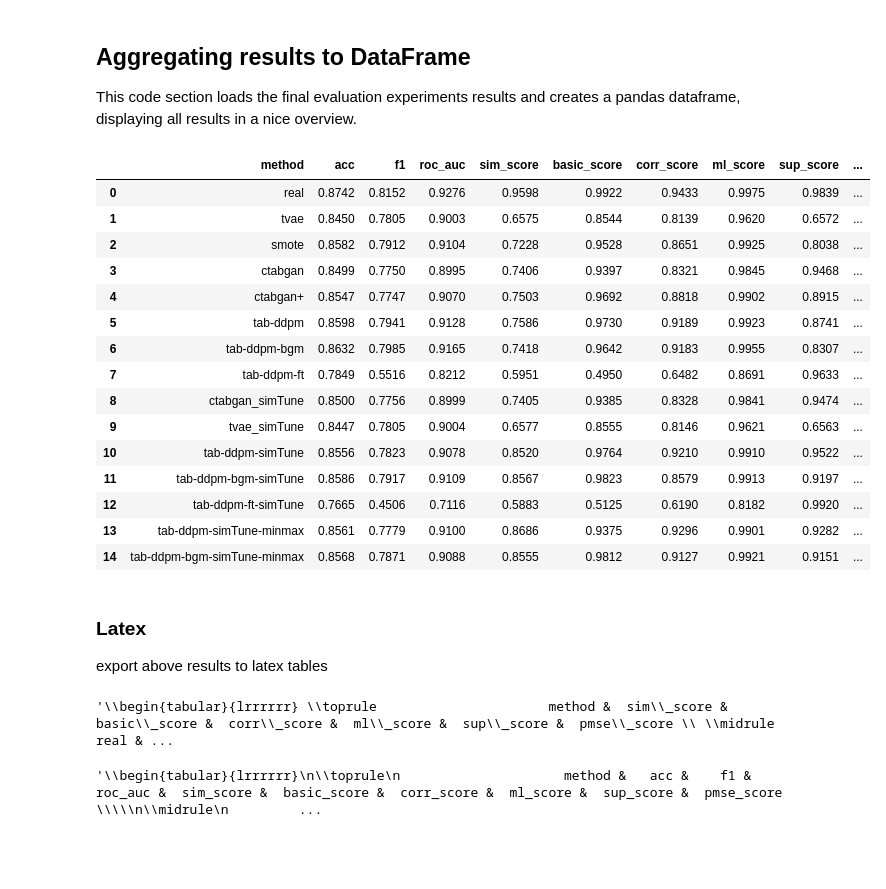
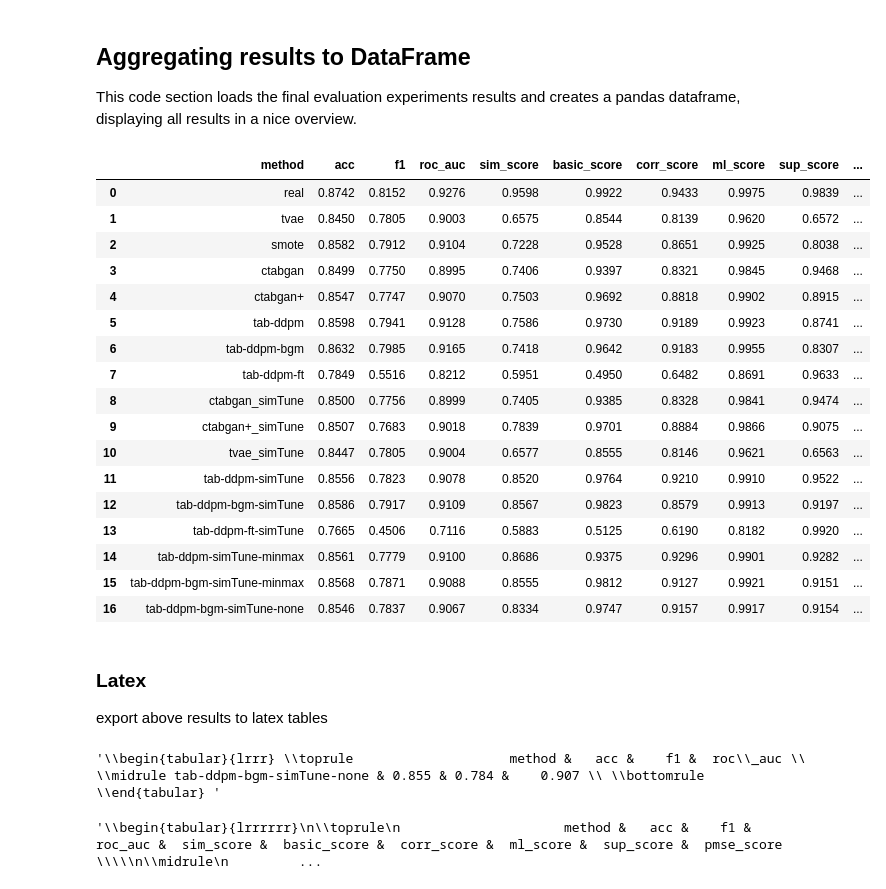
Before and after one commit to SvenGroen/Diffusion-based-Tabular-Data-Synthesis, a Jupyter notebook: Analytics.ipynb, the cells around one changed output. Drawn from its saved outputs; the diff is of its cells as text; code cells hidden in the pictures; blank space fills up the shorter version.

```diff
--- a/Analytics.ipynb
+++ b/Analytics.ipynb
@@ -12,24 +12,26 @@ import pandas as pd
 import json
 from pathlib import Path
 
-base_path = json.load(open("secrets.json", "r"))["Experiment_Folder"]
+base_path = os.path.join(json.load(open("secrets.json", "r"))["Experiment_Folder"],"adult")
 
 method2exp = {
-    "real": "adult/20_12_2022-REAL-BASELINE/outputs/exp/adult/ddpm_real/final_eval/",
-    "tvae": "adult/03_01_2023-identity-TVAE/outputs/exp/adult/tvae/final_eval/",
-    "smote": "adult/02_01_2023-identity-SMOTE/outputs/exp/adult/smote/final_eval/",
-    "ctabgan": "adult/02_01_2023-identity-CTABGAN/outputs/exp/adult/ctabgan/final_eval/",
-    "ctabgan+": "adult/05_01_2023-identity-CTABGAN-Plus/outputs/exp/adult/ctabgan-plus/final_eval/",
-    "tab-ddpm": "adult/21_12_2022-identity-50optuna-ts26048-catboost-tune-CatboostAndSimilarityEval-syntheticEval/outputs/exp/adult/ddpm_identity_best/final_eval/",
-    "tab-ddpm-bgm": "adult/20_12_2022-bgm-50optuna-ts26048-catboost-tune-CatboostAndSimilarityEval-syntheticEval/outputs/exp/adult/ddpm_bgm_best/final_eval/",
-    "tab-ddpm-ft" : "adult/08_02_2023-ft-50optuna-ts26048-catboost-tune-CatboostAndSimilarityEval-syntheticEval/outputs/exp/adult/ddpm_ft_best/final_eval/",
-    "ctabgan_simTune": "adult/08_03_2023-identity-CTABGAN-simtune/outputs/exp/adult/ctabgan/final_eval",
-    "tvae_simTune": "adult/13_02_2023-TVAE_sim_tune-identity-50optuna-ts26048-catboost-tune-CatboostAndSimilarityEval-syntheticEval/outputs/exp/adult/tvae/final_eval",
-    "tab-ddpm-simTune": "adult/12_02_2023-identity_sim_tune-50optuna-ts26048-catboost-tune-CatboostAndSimilarityEval-syntheticEval/outputs/exp/adult/ddpm_identity_sim_tune_best/final_eval/",
-    "tab-ddpm-bgm-simTune" : "adult/12_02_2023-bgm_sim_tune-50optuna-ts26048-catboost-tune-CatboostAndSimilarityEval-syntheticEval/outputs/exp/adult/ddpm_bgm_sim_tune_best/final_eval/",
-    "tab-ddpm-ft-simTune": "adult/15_03_2023-ft-tabddpm-SimTune/outputs/exp/adult/ddpm_ft_sim_tune_quantile_best/final_eval/",
-    "tab-ddpm-simTune-minmax": "adult/02_03_2023-identity_sim_tune_min_max/outputs/exp/adult/ddpm_identity_sim_tune_minmax_best/final_eval/",
-    "tab-ddpm-bgm-simTune-minmax": "adult/02_03_2023-bgm_sim_tune_min_max/outputs/exp/adult/ddpm_bgm_sim_tune_minmax_best/final_eval/",
+    "real":                         "REAL_baseline/outputs/exp/adult/ddpm_real/final_eval/",
+    "tvae":                         "TVAE_identity_ml/outputs/exp/adult/tvae/final_eval/",
+    "smote":                        "SMOTE_identity/outputs/exp/adult/smote/final_eval/",
+    "ctabgan":                      "CTABGAN_identity_ml/outputs/exp/adult/ctabgan/final_eval/",
+    "ctabgan+":                     "CTABGAN_Plus_identity_ml/outputs/exp/adult/ctabgan-plus/final_eval/",
+    "tab-ddpm":                     "TabDDPM_identity_ml_q/outputs/exp/adult/ddpm_identity_best/final_eval/",
+    "tab-ddpm-bgm":                 "TabDDPM_bgm_ml_q/outputs/exp/adult/ddpm_bgm_best/final_eval/",
+    "tab-ddpm-ft" :                 "TabDDPM_ft_ml_q/outputs/exp/adult/ddpm_ft_best/final_eval/",
+    "ctabgan_simTune":              "CTABGAN_identity_s/outputs/exp/adult/ctabgan/final_eval",
+    "ctabgan+_simTune":             "CTABGAN_Plus_identity_s/outputs/exp/adult/ctabgan-plus/final_eval",#
+    "tvae_simTune":                 "TVAE_identity_s/outputs/exp/adult/tvae/final_eval",
+    "tab-ddpm-simTune":             "TabDDPM_identity_s_q/outputs/exp/adult/ddpm_identity_sim_tune_best/final_eval/",
+    "tab-ddpm-bgm-simTune" :        "TabDDPM_bgm_s_q/outputs/exp/adult/ddpm_bgm_sim_tune_best/final_eval/",
+    "tab-ddpm-ft-simTune":          "TabDDPM_ft_s_q/outputs/exp/adult/ddpm_ft_sim_tune_quantile_best/final_eval/",
+    "tab-ddpm-simTune-minmax":      "TabDDPM_identity_s_m/outputs/exp/adult/ddpm_identity_sim_tune_minmax_best/final_eval/",
+    "tab-ddpm-bgm-simTune-minmax":  "TabDDPM_bgm_s_m/outputs/exp/adult/ddpm_bgm_sim_tune_minmax_best/final_eval/",
+    "tab-ddpm-bgm-simTune-none":     "TabDDPM_bgm_s_n/outputs/exp/adult/ddpm_bgm_sim_tune_none_best/final_eval/",#
 }
 for k,v in method2exp.items():
     method2exp[k] = Path(os.path.join(base_path, v))
@@ -93,39 +95,41 @@ for algo in method2exp:
 
     df.append(base_df)
 
 
 calculate_diff = False
 results = pd.concat(df, axis=0)
 metrics = results.columns.tolist()
 metrics.remove("method")
 cols= ["method"]
 if calculate_diff:
     for metric in metrics:
         results[metric] = pd.to_numeric(results[metric])
         results[f"{metric}-diff"] = results[metric] - results.loc[results["method"] == "real", metric].values[0]
         cols.append(metric)
         cols.append(f"{metric}-diff")
     results=results.reindex(cols, axis=1)
 
 results.reset_index(drop=True, inplace=True)
 results
 # %% [output]
 |  | method | acc | f1 | roc_auc | sim_score | basic_score | corr_score | ml_score | sup_score | ... |
 | 0 | real | 0.8742 | 0.8152 | 0.9276 | 0.9598 | 0.9922 | 0.9433 | 0.9975 | 0.9839 | ... |
 | 1 | tvae | 0.8450 | 0.7805 | 0.9003 | 0.6575 | 0.8544 | 0.8139 | 0.9620 | 0.6572 | ... |
 | 2 | smote | 0.8582 | 0.7912 | 0.9104 | 0.7228 | 0.9528 | 0.8651 | 0.9925 | 0.8038 | ... |
 | 3 | ctabgan | 0.8499 | 0.7750 | 0.8995 | 0.7406 | 0.9397 | 0.8321 | 0.9845 | 0.9468 | ... |
 | 4 | ctabgan+ | 0.8547 | 0.7747 | 0.9070 | 0.7503 | 0.9692 | 0.8818 | 0.9902 | 0.8915 | ... |
 | 5 | tab-ddpm | 0.8598 | 0.7941 | 0.9128 | 0.7586 | 0.9730 | 0.9189 | 0.9923 | 0.8741 | ... |
 | 6 | tab-ddpm-bgm | 0.8632 | 0.7985 | 0.9165 | 0.7418 | 0.9642 | 0.9183 | 0.9955 | 0.8307 | ... |
 | 7 | tab-ddpm-ft | 0.7849 | 0.5516 | 0.8212 | 0.5951 | 0.4950 | 0.6482 | 0.8691 | 0.9633 | ... |
 | 8 | ctabgan_simTune | 0.8500 | 0.7756 | 0.8999 | 0.7405 | 0.9385 | 0.8328 | 0.9841 | 0.9474 | ... |
-| 9 | tvae_simTune | 0.8447 | 0.7805 | 0.9004 | 0.6577 | 0.8555 | 0.8146 | 0.9621 | 0.6563 | ... |
-| 10 | tab-ddpm-simTune | 0.8556 | 0.7823 | 0.9078 | 0.8520 | 0.9764 | 0.9210 | 0.9910 | 0.9522 | ... |
-| 11 | tab-ddpm-bgm-simTune | 0.8586 | 0.7917 | 0.9109 | 0.8567 | 0.9823 | 0.8579 | 0.9913 | 0.9197 | ... |
-| 12 | tab-ddpm-ft-simTune | 0.7665 | 0.4506 | 0.7116 | 0.5883 | 0.5125 | 0.6190 | 0.8182 | 0.9920 | ... |
-| 13 | tab-ddpm-simTune-minmax | 0.8561 | 0.7779 | 0.9100 | 0.8686 | 0.9375 | 0.9296 | 0.9901 | 0.9282 | ... |
-| 14 | tab-ddpm-bgm-simTune-minmax | 0.8568 | 0.7871 | 0.9088 | 0.8555 | 0.9812 | 0.9127 | 0.9921 | 0.9151 | ... |
+| 9 | ctabgan+_simTune | 0.8507 | 0.7683 | 0.9018 | 0.7839 | 0.9701 | 0.8884 | 0.9866 | 0.9075 | ... |
+| 10 | tvae_simTune | 0.8447 | 0.7805 | 0.9004 | 0.6577 | 0.8555 | 0.8146 | 0.9621 | 0.6563 | ... |
+| 11 | tab-ddpm-simTune | 0.8556 | 0.7823 | 0.9078 | 0.8520 | 0.9764 | 0.9210 | 0.9910 | 0.9522 | ... |
+| 12 | tab-ddpm-bgm-simTune | 0.8586 | 0.7917 | 0.9109 | 0.8567 | 0.9823 | 0.8579 | 0.9913 | 0.9197 | ... |
+| 13 | tab-ddpm-ft-simTune | 0.7665 | 0.4506 | 0.7116 | 0.5883 | 0.5125 | 0.6190 | 0.8182 | 0.9920 | ... |
+| 14 | tab-ddpm-simTune-minmax | 0.8561 | 0.7779 | 0.9100 | 0.8686 | 0.9375 | 0.9296 | 0.9901 | 0.9282 | ... |
+| 15 | tab-ddpm-bgm-simTune-minmax | 0.8568 | 0.7871 | 0.9088 | 0.8555 | 0.9812 | 0.9127 | 0.9921 | 0.9151 | ... |
+| 16 | tab-ddpm-bgm-simTune-none | 0.8546 | 0.7837 | 0.9067 | 0.8334 | 0.9747 | 0.9157 | 0.9917 | 0.9154 | ... |
 # %% [markdown]
 ### Latex
 export above results to latex tables
@@ -136,16 +140,16 @@ results = results.applymap(lambda x: float(x) if isinstance(x, str) and x.replac
 results=results.round(3)
 # %%
 # subset of real, tvae, ctabgan, ctabgan+, smote, ddpm
-# results_ = results[results["method"].isin(["tab-ddpm-simTune-minmax", "tab-ddpm-bgm-simTune-minmax"])]
-results_ = results
+results_ = results[results["method"].isin(["tab-ddpm-bgm-simTune-none"])]
+# results_ = results
 # subser sim_score, basic_score, corr_score, ml_score, sup_score, pmse_score as latex table
-output=results_[["method", "sim_score", "basic_score", "corr_score", "ml_score", "sup_score", "pmse_score"]].round(3).to_latex(index=False)
-# a=results_[["method", "acc","f1","roc_auc"]].round(3).to_latex(index=False)
+# output=results_[["method", "sim_score", "basic_score", "corr_score", "ml_score", "sup_score", "pmse_score"]].round(3).to_latex(index=False)
+output=results_[["method", "acc","f1","roc_auc"]].round(3).to_latex(index=False)
 # remove any "\n" in the table and replace with " " and any \\ to \
 output = output.replace("\n", " ").replace("\\\\", "\\").replace("\\\\", "\\")
 output
 # %% [output]
-'\\begin{tabular}{lrrrrrr} \\toprule                      method &  sim\\_score &  basic\\_score &  corr\\_score &  ml\\_score &  sup\\_score &  pmse\\_score \\ \\midrule                        real & ...
+'\\begin{tabular}{lrrr} \\toprule                    method &   acc &    f1 &  roc\\_auc \\ \\midrule tab-ddpm-bgm-simTune-none & 0.855 & 0.784 &    0.907 \\ \\bottomrule \\end{tabular} '
 # %%
 # return all tvae and ctabgan+ results separeted by a "&"" for latex table
 results.round(3).to_latex(index=False, escape=False, column_format="lrrrrrr")
```
Also changed, not shown: parts of 2 cells of this notebook, 2 other files.
